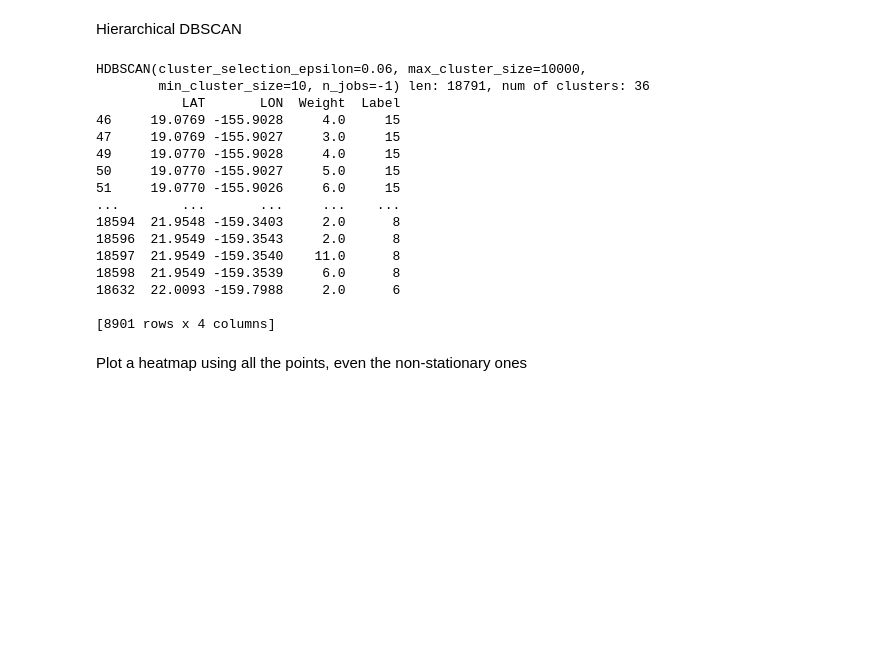
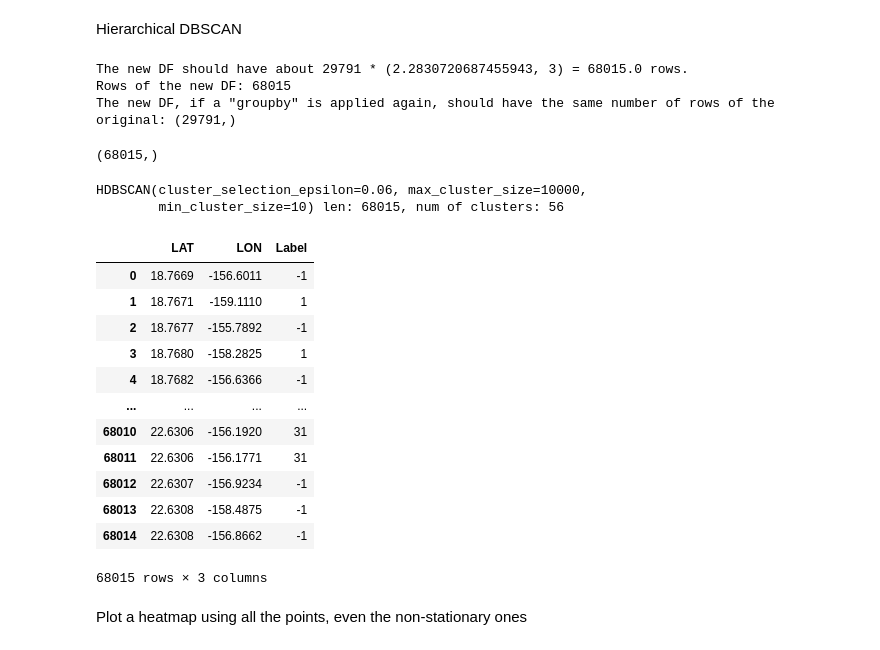
Before and after one commit to Accazeta/AIS_data_analysis, a Jupyter notebook: src/TREAD.ipynb, the cells around one changed output. Drawn from its saved outputs; the diff is of its cells as text; code cells hidden in the pictures; blank space fills up the shorter version.

```diff
--- a/src/TREAD.ipynb
+++ b/src/TREAD.ipynb
@@ -353,9 +306,9 @@ Data columns (total 16 columns):
 # %%
 # Extract all the stationary points in a single dataframe
 
-stationaryDF = p.DataFrame(columns=Vs[0].columns) # new empty df
+stationaryDF = p.DataFrame(columns=V_s[0].columns) # new empty df
 
-concatDF = p.concat(Vs, ignore_index=True).copy()
+concatDF = p.concat(V_s, ignore_index=True).copy()
 
 stationaryDF = concatDF[(concatDF['EstimatedStatus'] == 'stationary') |
                         (concatDF['EstimatedStatus'] == 'entry') |
@@ -568,45 +518,67 @@ points_plotter(clustered=clusteredPointsDF,
 # %% [markdown]
 Hierarchical DBSCAN
+# %%
+# Since the current sklearn hdbscan implementation does not allow to pass the weights of points as input,
+# the DataFrame that stores stationary points needs a little change: instead of passing the weights for each
+# coordinate, each line representing a coordinate is going to be duplicated for the same amount specified by its own weight
+
+print(f'The new DF should have about {groupedDF.shape[0]} * {groupedDF["Weight"].mean(), 3} = {groupedDF.shape[0] * groupedDF["Weight"].mean()} rows.')
+
+repeated_indices = np.repeat(groupedDF.index, groupedDF['Weight'])
+
+h_groupedDF = groupedDF.loc[repeated_indices, ['LAT', 'LON']].reset_index(drop=True)
+
+print('Rows of the new DF: {}'.format(h_groupedDF.shape[0]))
+
+print(f'The new DF, if a "groupby" is applied again, should have the same number of rows of the original: {h_groupedDF.value_counts().shape}')
+# %% [output]
+The new DF should have about 29791 * (2.2830720687455943, 3) = 68015.0 rows.
+Rows of the new DF: 68015
+The new DF, if a "groupby" is applied again, should have the same number of rows of the original: (29791,)
 # %%
 # Run H-DBSCAN algorithm on the stationary points
 
 # inizitalize dbscan object with parameters. TODO: test multiple parameters combinations
-h_dbscan = HDBSCAN(min_cluster_size=10,
+h_dbscan = hdbs.HDBSCAN(min_cluster_size=10,
+                        cluster_selection_epsilon=0.06,
+                        max_cluster_size=10_000)
+'''
+h_dbscan = hdbs.hdbscan(min_cluster_size=10,
                   cluster_selection_epsilon=0.06,
-                  max_cluster_size=10_000,
-                  n_jobs=-1,
+                  max_cluster_size=10_000
                   )
-
-h_estimator = h_dbscan.fit(
-                    X=groupedDF.iloc[:, 0:2]
-                    #sample_weight=groupedDF['Weight']
+'''
+h_labels = h_dbscan.fit_predict(
+                    X=h_groupedDF.loc[:, ['LAT','LON']]
                     )
 
-print(str(h_estimator) + " len: " + str(len(h_estimator.labels_)) + ", num of clusters: " + str(max(h_estimator.labels_)))
+display(h_labels.shape)
+
+print(str(h_dbscan) + " len: " + str(len(h_labels)) + ", num of clusters: " + str(max(h_labels)))
 
 # Add labels to the dataframe
-groupedDF['Label'] = h_estimator.labels_
+h_groupedDF['Label'] = h_labels
 
 
-print(groupedDF[groupedDF['Weight'] > 1])
+display(h_groupedDF)
 #print(groupedDF['Label'].max())
 # %% [output]
-HDBSCAN(cluster_selection_epsilon=0.06, max_cluster_size=10000,
-        min_cluster_size=10, n_jobs=-1) len: 18791, num of clusters: 36
-           LAT       LON  Weight  Label
-46     19.0769 -155.9028     4.0     15
-47     19.0769 -155.9027     3.0     15
-49     19.0770 -155.9028     4.0     15
-50     19.0770 -155.9027     5.0     15
-51     19.0770 -155.9026     6.0     15
-...        ...       ...     ...    ...
-18594  21.9548 -159.3403     2.0      8
-18596  21.9549 -159.3543     2.0      8
-18597  21.9549 -159.3540    11.0      8
-18598  21.9549 -159.3539     6.0      8
-18632  22.0093 -159.7988     2.0      6
-
-[8901 rows x 4 columns]
+(68015,)
+HDBSCAN(cluster_selection_epsilon=0.06, max_cluster_size=10000,
+        min_cluster_size=10) len: 68015, num of clusters: 56
+|  | LAT | LON | Label |
+| 0 | 18.7669 | -156.6011 | -1 |
+| 1 | 18.7671 | -159.1110 | 1 |
+| 2 | 18.7677 | -155.7892 | -1 |
+| 3 | 18.7680 | -158.2825 | 1 |
+| 4 | 18.7682 | -156.6366 | -1 |
+| ... | ... | ... | ... |
+| 68010 | 22.6306 | -156.1920 | 31 |
+| 68011 | 22.6306 | -156.1771 | 31 |
+| 68012 | 22.6307 | -156.9234 | -1 |
+| 68013 | 22.6308 | -158.4875 | -1 |
+| 68014 | 22.6308 | -156.8662 | -1 |
+68015 rows × 3 columns
 # %%
 # Show the result of h-dbscan on a map
 
```
Also changed, not shown: parts of 20 cells of this notebook.
